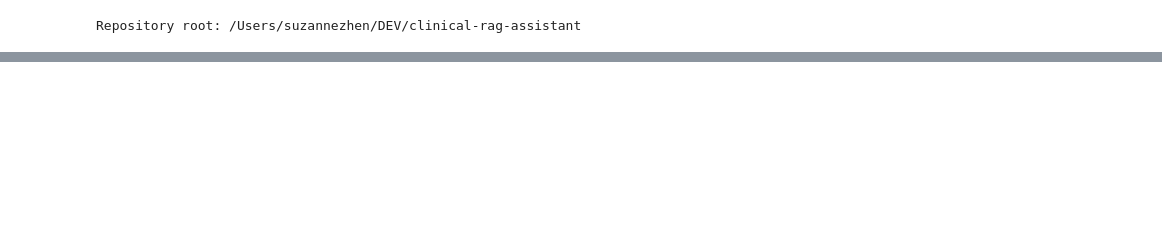
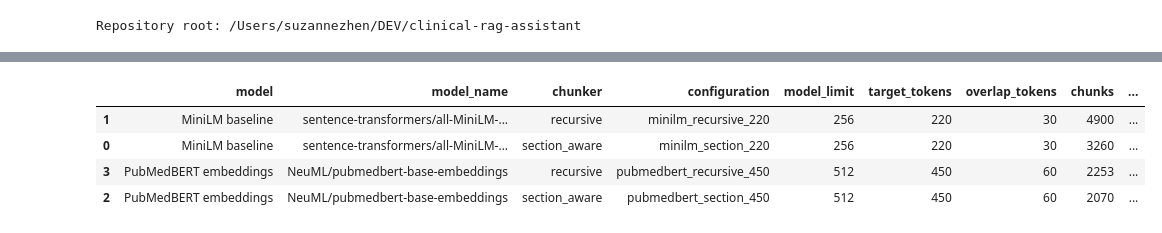
Before and after one commit to suzzyzhen/clinical-rag-assistant, a Jupyter notebook: notebooks/chunking_and_embedding_analysis.ipynb, the cells around one changed output, grey strips where cells are left out. Cells and saved outputs as stored; diff of their text form; code cells hidden in the pictures; blank space fills up the shorter version.

```diff
--- a/notebooks/chunking_and_embedding_analysis.ipynb
+++ b/notebooks/chunking_and_embedding_analysis.ipynb
@@ -164,0 +90,17 @@ Large chunks are often Drug Information molecular entries, tables, or list-heavy
+# %%
+MODEL_NAMES = {
+    'MiniLM baseline': 'sentence-transformers/all-MiniLM-L6-v2',
+    'PubMedBERT embeddings': 'NeuML/pubmedbert-base-embeddings',
+}
+MODEL_LABELS = {model_name: label for label, model_name in MODEL_NAMES.items()}
+
+# Each run declares the embedding model whose tokenizer defines token counts.
+CHUNKER_RUNS = [
+    {'name': 'minilm_section_220', 'model': 'sentence-transformers/all-MiniLM-L6-v2', 'chunker': 'section_aware', 'chunk_size': 220, 'chunk_overlap': 30},
+    {'name': 'minilm_recursive_220', 'model': 'sentence-transformers/all-MiniLM-L6-v2', 'chunker': 'recursive', 'chunk_size': 220, 'chunk_overlap': 30},
+    {'name': 'pubmedbert_section_450', 'model': 'NeuML/pubmedbert-base-embeddings', 'chunker': 'section_aware', 'chunk_size': 450, 'chunk_overlap': 60},
+    {'name': 'pubmedbert_recursive_450', 'model': 'NeuML/pubmedbert-base-embeddings', 'chunker': 'recursive', 'chunk_size': 450, 'chunk_overlap': 60},
+]
+assert {run['chunker'] for run in CHUNKER_RUNS} <= {'section_aware', 'recursive'}
+assert all(run['model'] in MODEL_LABELS for run in CHUNKER_RUNS)
+display(pd.DataFrame(CHUNKER_RUNS))
@@ -164,0 +117,63 @@ Large chunks are often Drug Information molecular entries, tables, or list-heavy
+# %%
+from app.data_processing.chunking import ChunkerConfig, chunk_documents, make_recursive_splitter
+from app.embeddings import load_embedding_model
+
+def token_count(text, tokenizer):
+    return len(tokenizer(text, add_special_tokens=True, truncation=False)['input_ids'])
+
+def recursive_chunks(documents, model_name, tokenizer, run):
+    splitter = make_recursive_splitter(model_name, chunk_size=run['chunk_size'], chunk_overlap=run['chunk_overlap'])
+    output = []
+    for document in documents:
+        document_id = str(document.metadata.get('document_id') or document.metadata.get('source') or 'document')
+        page_marker = str(document.metadata.get('page_number', 'web'))
+        for chunk_index, chunk in enumerate(splitter.split_documents([document])):
+            output.append(Document(page_content=chunk.page_content, metadata={
+                **chunk.metadata, 'chunk_id': f'{document_id}:{page_marker}:{chunk_index}',
+                'chunk_index': chunk_index, 'section_title': None,
+                'n_tokens_approx': token_count(chunk.page_content, tokenizer),
+            }))
+    return output
+
+models = {model_name: load_embedding_model(model_name) for model_name in sorted({run['model'] for run in CHUNKER_RUNS})}
+chunks_by_run, lengths_by_run, report_rows = {}, {}, []
+
+for run in CHUNKER_RUNS:
+    model_name = run['model']
+    model_label = MODEL_LABELS.get(model_name, model_name)
+    model = models[model_name]
+    tokenizer, model_limit = model.tokenizer, model.max_seq_length
+    started = perf_counter()
+    if run['chunker'] == 'section_aware':
+        cfg = ChunkerConfig(
+            target_tokens=run['chunk_size'],
+            overlap_tokens=run['chunk_overlap'],
+            token_counter=lambda text, _tokenizer=tokenizer: token_count(text, _tokenizer),
+        )
+        chunks = chunk_documents(analysis_docs, cfg)
+    else:
+        chunks = recursive_chunks(analysis_docs, model_name, tokenizer, run)
+    run_key = run['name']
+    lengths = [token_count(chunk.page_content, tokenizer) for chunk in chunks]
+    chunks_by_run[run_key], lengths_by_run[run_key] = chunks, lengths
+    over_limit = sum(length > model_limit for length in lengths)
+    report_rows.append({
+        'model': model_label,
+        'model_name': model_name,
+        'chunker': run['chunker'],
+        'configuration': run['name'],
+        'model_limit': model_limit,
+        'target_tokens': run['chunk_size'],
+        'overlap_tokens': run['chunk_overlap'],
+        'chunks': len(chunks),
+        'median_tokens': int(np.median(lengths)) if lengths else 0,
+        'p95_tokens': int(np.percentile(lengths, 95)) if lengths else 0,
+        'max_tokens': max(lengths, default=0),
+        'over_limit_chunks': over_limit,
+        'over_limit_percent': round(100 * over_limit / len(lengths), 1) if lengths else 0,
+        # 'seconds': round(perf_counter() - started, 2),
+    })
+
+comparison_report = pd.DataFrame(report_rows)
+display(comparison_report.sort_values(['model', 'chunker', 'target_tokens']))
+# %% [output]
@@ -164,0 +183,5 @@ Large chunks are often Drug Information molecular entries, tables, or list-heavy
+|  | model | model_name | chunker | configuration | model_limit | target_tokens | overlap_tokens | chunks | ... |
+| 1 | MiniLM baseline | sentence-transformers/all-MiniLM-... | recursive | minilm_recursive_220 | 256 | 220 | 30 | 4900 | ... |
+| 0 | MiniLM baseline | sentence-transformers/all-MiniLM-... | section_aware | minilm_section_220 | 256 | 220 | 30 | 3260 | ... |
+| 3 | PubMedBERT embeddings | NeuML/pubmedbert-base-embeddings | recursive | pubmedbert_recursive_450 | 512 | 450 | 60 | 2253 | ... |
+| 2 | PubMedBERT embeddings | NeuML/pubmedbert-base-embeddings | section_aware | pubmedbert_section_450 | 512 | 450 | 60 | 2070 | ... |
```
Also changed, not shown: parts of 29 cells of this notebook, 1 other file.
